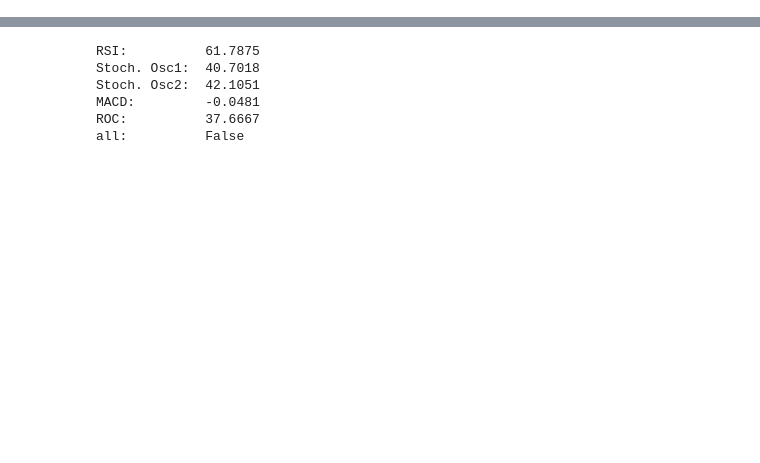
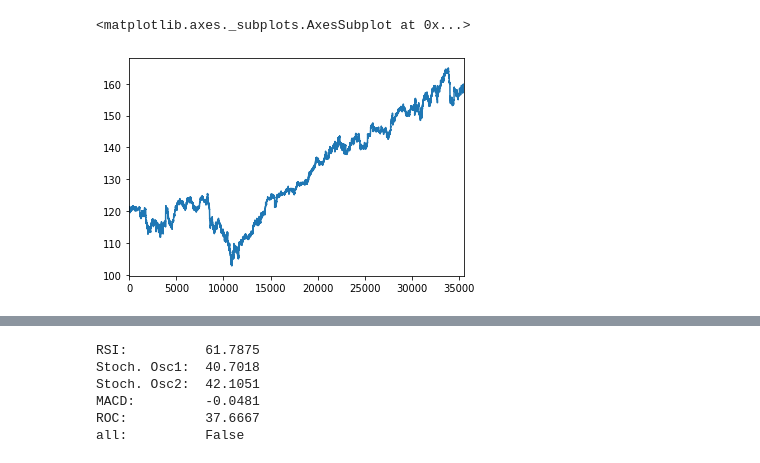
Before and after one commit to bbeale/u-nectix, a Jupyter notebook: gstt.ipynb, the cells around one changed output, grey strips where cells are left out. Cells and saved outputs as stored; diff of their text form; code cells hidden in the pictures; blank space fills up the shorter version.

```diff
--- a/gstt.ipynb
+++ b/gstt.ipynb
@@ -27,2 +27,5 @@ Symbol:  ('SWTX', 1355.1796116504854, [25.12, 25.41, 23.86, 23.715, 24.345, 24.3
 # %%
-ic.plot()
+ic["close"].plot()
+# %% [output]
+<matplotlib.axes._subplots.AxesSubplot at 0x...>
+[figure, added]
```
Also changed, not shown: parts of 14 cells of this notebook, 1 other file.
